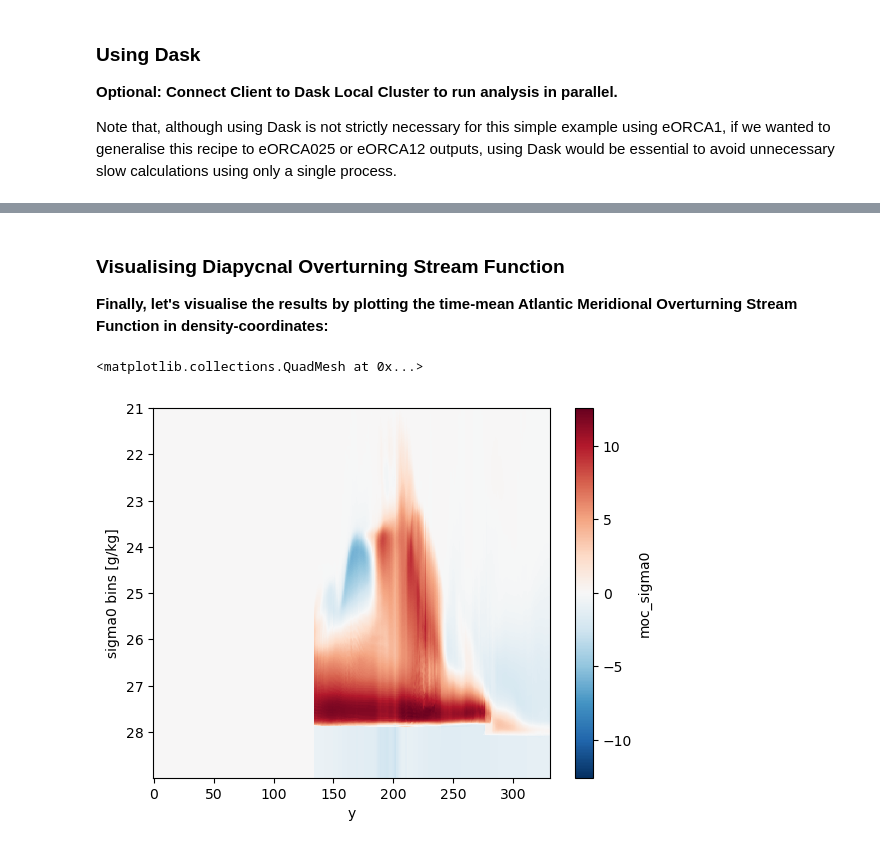
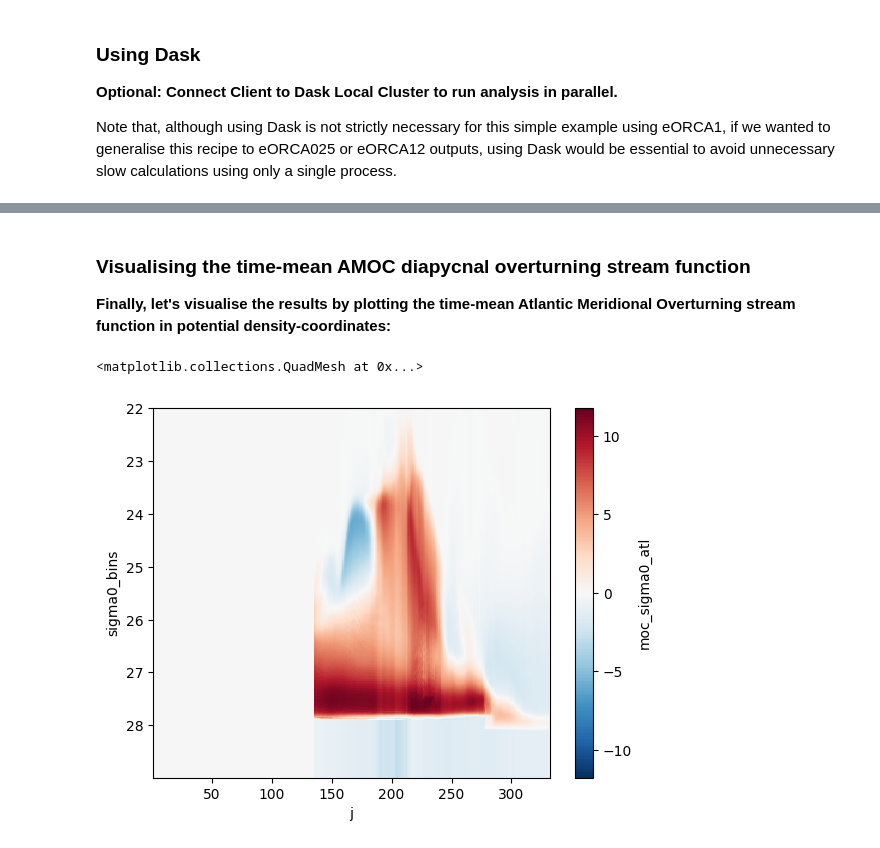
Before and after one commit to NOC-MSM/nemo_cookbook, a Jupyter notebook: recipes/recipe_moc_tracer.ipynb, the cells around one changed output, grey strips where cells are left out. Drawn from its saved outputs; the diff is of its cells as text; code cells hidden in the pictures.

Commit message:
Updated AMOC tracer-coordinate overturning recipe to use NEMODataTree.

```diff
--- a/recipes/recipe_moc_tracer.ipynb
+++ b/recipes/recipe_moc_tracer.ipynb
@@ -116,0 +315,9 @@ moc_sigma0
+# %%
+# Define dictionary of grid datasets defining eORCA1 parent model domain with no child/grand-child nests:
+# Note: domain_cfg z-dimension is expected to be named 'nav_lev'.
+datasets = {"parent": {"domain": ds_domain.rename({"z": "nav_lev"}), "gridT": ds_gridT, "gridV": ds_gridV}}
+
+# Initialise a new NEMODataTree whose parent domain is zonally periodic & north-folding on F-points:
+nemo = NEMODataTree.from_datasets(datasets=datasets, iperio=True, nftype="F")
+
+nemo
@@ -116,0 +345,24 @@ moc_sigma0
+# %%
+# Define Atlantic Ocean basin mask:
+atlmask = ds_domain['atlmsk'].rename({"x":"i", "y":"j"}).astype(bool)
+
+# Add meridional volume transport [m3/s] to NEMO V-grid - meridional velocity [m/s] * area of meridional grid cell face [m2]:
+nemo['/gridV']['volume_transport'] = (nemo['/gridV']['vo'] * nemo.cell_area(grid='/gridV', dim='j'))
+
+# Transform potential density from NEMO T-grid to V-grid using linear interpolation:
+nemo['/gridV']['sigma0'] = nemo.transform_scalar_to(grid='/gridT', var='sigma0', to='V')
+# %%
+# Define potential density bins [kg /m3]:
+sigma0_bins = np.arange(22, 29, 0.01)
+
+# Compute meridional volume transport in latitude-potential density coords
+vt_sigma0_atl = nemo.binned_statistic(grid="/gridV",
+                                      vars=["sigma0"],
+                                      values="volume_transport",
+                                      keep_dims=["time_counter", "j"],
+                                      bins=[sigma0_bins],
+                                      statistic="nansum",
+                                      mask=atlmask
+                                      )
+
+vt_sigma0_atl
@@ -120,0 +397,6 @@ moc_sigma0_atl = moc_sigma0_atl.compute()
+# %%
+# Compute diapycnal overturning stream function in Sverdrups [1 Sv = 1E6 m3/s]:
+moc_sigma0_atl = 1E-6 * vt_sigma0_atl.cumsum(dim='sigma0_bins').compute()
+moc_sigma0_atl.name = 'moc_sigma0_atl'
+
+moc_sigma0_atl
@@ -121,9 +421,9 @@ moc_sigma0_atl = moc_sigma0_atl.compute()
 # %% [markdown]
-### **Visualising Diapycnal Overturning Stream Function**
+### **Visualising the time-mean AMOC diapycnal overturning stream function**
 
-**Finally, let's visualise the results by plotting the time-mean Atlantic Meridional Overturning Stream Function in density-coordinates:**
+**Finally, let's visualise the results by plotting the time-mean Atlantic Meridional Overturning stream function in potential density-coordinates:**
 # %%
-moc_sigma0_atl.mean(dim='time_counter').plot(yincrease=False)
+moc_sigma0_atl.mean(dim='time_counter').plot(y='sigma0_bins', yincrease=False)
 # %% [output]
 <matplotlib.collections.QuadMesh at 0x...>
-[figure, old version]
+[figure, new version]
```
Also changed, not shown: parts of 21 cells of this notebook, 1 other file.
